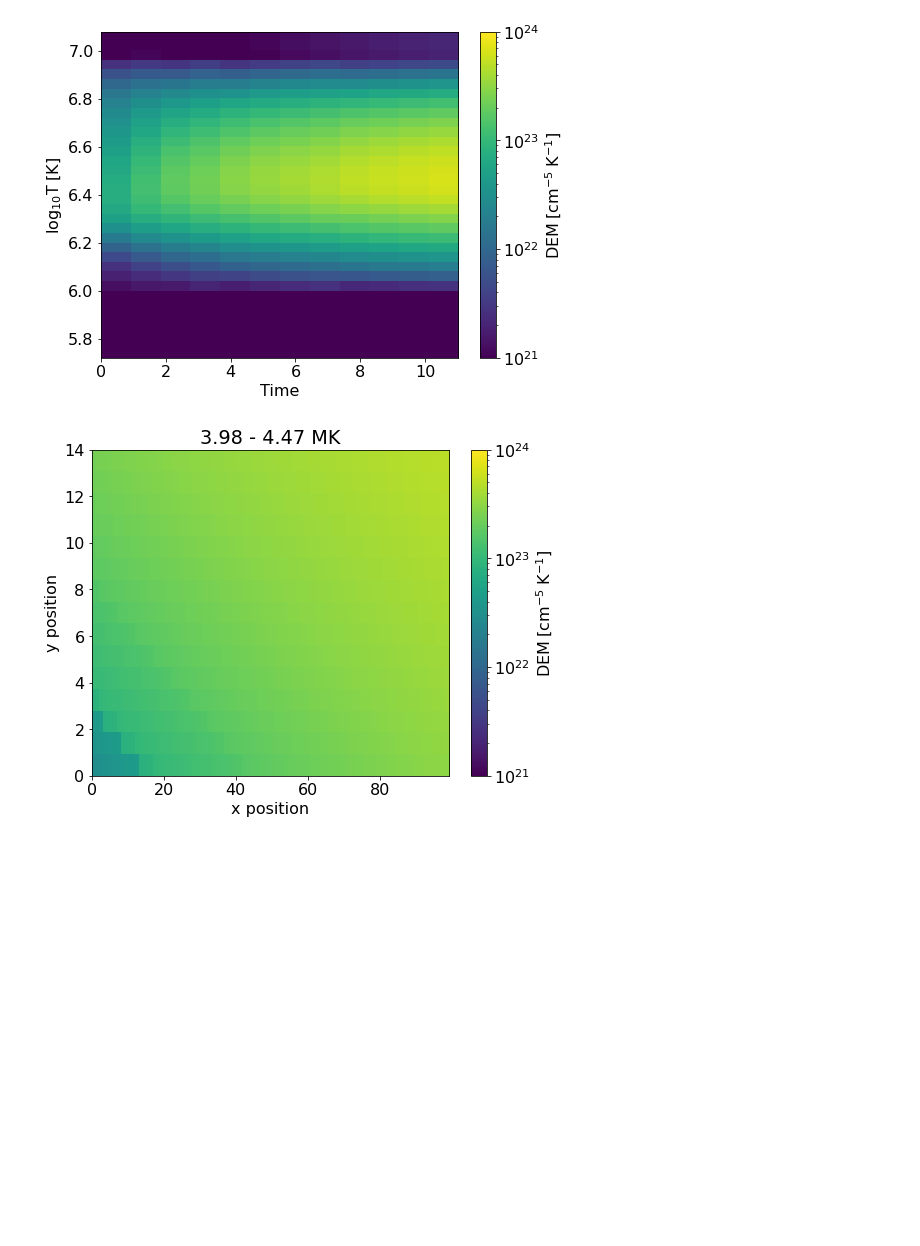
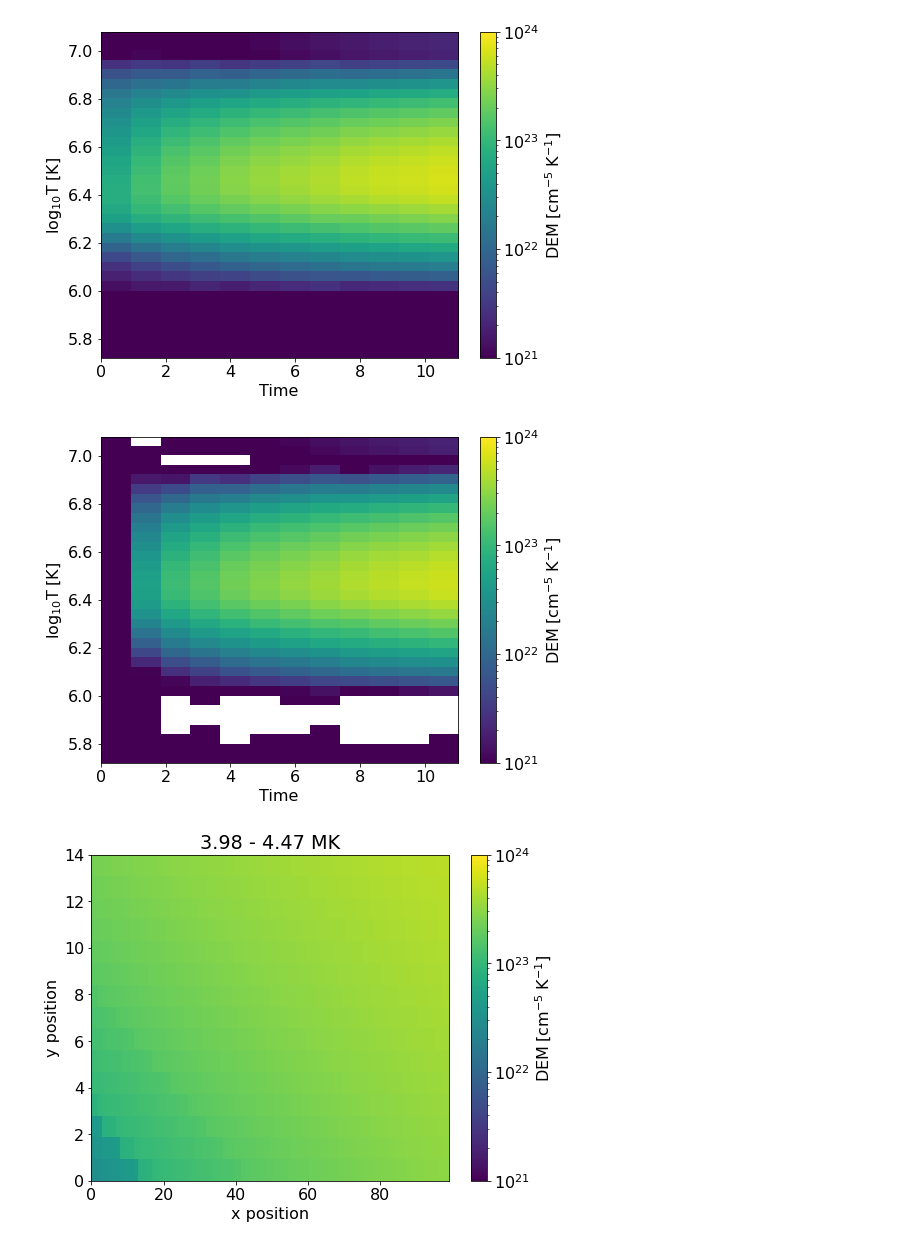
Before and after one commit to ianan/demreg, a Jupyter notebook: python/example_demregpy_aiasyn.ipynb, the cells around one changed output. Saved outputs shown, nothing was run; the diff lists cells and outputs as text; code cells hidden in the pictures; blank space fills up the shorter version.

```diff
--- a/python/example_demregpy_aiasyn.ipynb
+++ b/python/example_demregpy_aiasyn.ipynb
@@ -280,6 +280,23 @@ plt.show()
 #  A vertical slice of the below plot would give the standard DEM plot of DEM vs logT
 # %% [output]
 [figure]
+# %%
+# Might help to subtract the DEM from the first time to see how things are changing
+
+dem1d_bs=(dem1d-dem1d[0,:])
+
+fig,ax = plt.subplots(figsize=(8, 6))
+plt.imshow(dem1d_bs.T,aspect='auto',origin='lower',\
+           # If subtraction then might be some -ve, so Log scale not best?
+           # norm=matplotlib.colors.Normalize(vmin=1e21, vmax=1e24),\
+           norm=matplotlib.colors.LogNorm(vmin=1e21, vmax=1e24),\
+           extent=[0,nt-1,min(mlogt),max(mlogt)])
+plt.ylabel('$\mathrm{\log_{10}T\;[K]}$')
+plt.xlabel('Time')
+plt.colorbar(label='$\mathrm{DEM\;[cm^{-5}\;K^{-1}]}$')
+plt.show()
+# %% [output]
+[figure, added]
 # %%
 # # Now lets try making a 2D array (really 3D as x,y,f) from our synthetic pixel
 # # to test speed of the code with a AIA "maps":
```
Also changed, not shown: parts of 3 cells of this notebook.
